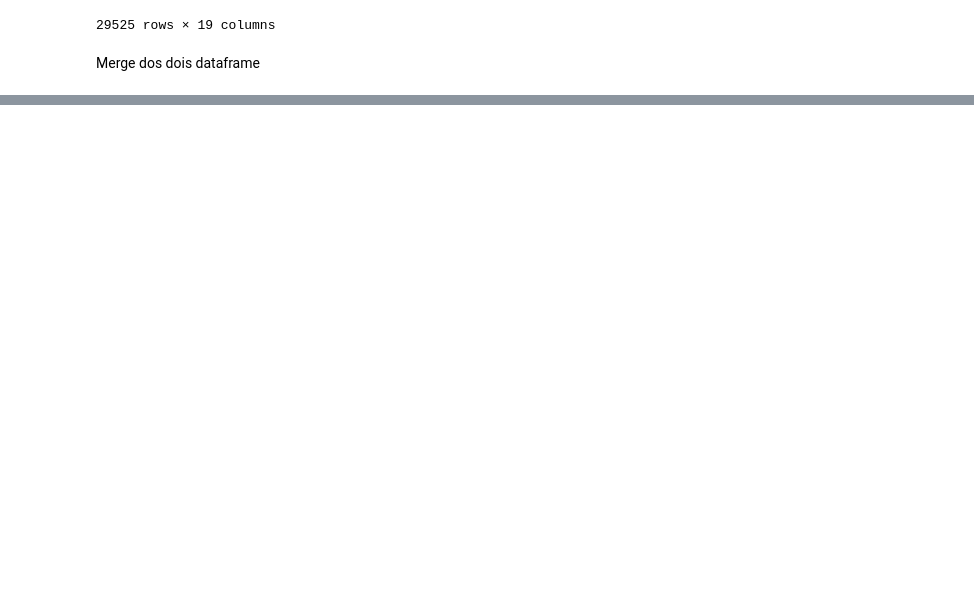
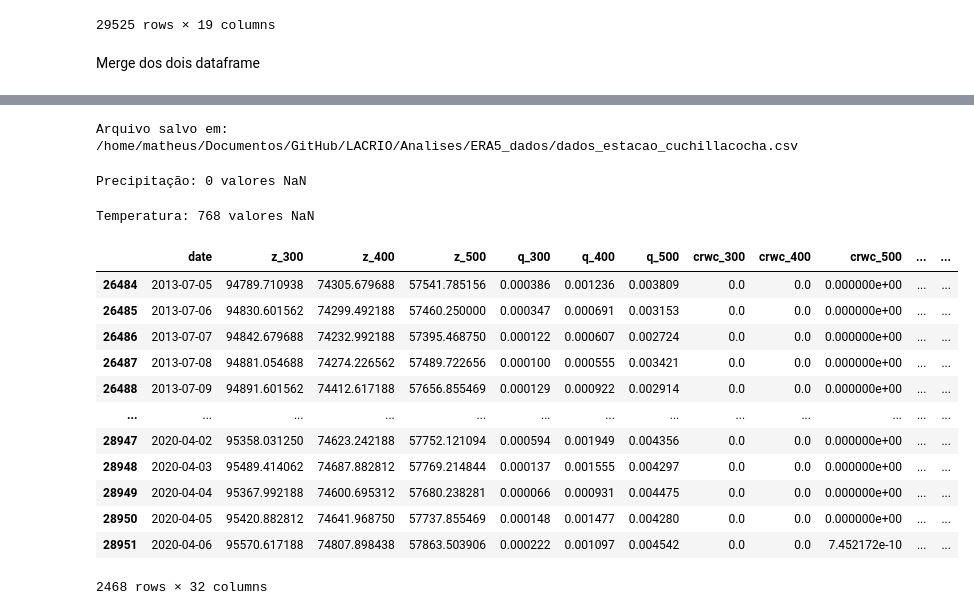
Before and after one commit to MatheusOliveira1999/LACRIO, a Jupyter notebook: Pre-processamento/interpolacao.ipynb, the cells around one changed output, grey strips where cells are left out. Drawn from its saved outputs; the diff is of its cells as text; code cells hidden in the pictures; blank space fills up the shorter version.

Commit message:
Terminando a interpolação dos dados do era5 e estação; criação da rosa dos ventos na região; Começando a criação do modelo

```diff
--- a/Pre-processamento/interpolacao.ipynb
+++ b/Pre-processamento/interpolacao.ipynb
@@ -289,0 +322,56 @@ df_era5_merged
+# %%
+# Set 'Datetime' as the index
+df_precipitacao = df_precipitacao.set_index('Datetime')
+
+# Resample to calculate daily sum of precipitation
+soma_diaria_precipitacao = df_precipitacao['Precipitation'].resample('D').sum()
+
+# Reset the index to include the dates as a column
+df_precipitacao = pd.DataFrame({
+	'data': soma_diaria_precipitacao.index,
+	'Precipitação': soma_diaria_precipitacao.values
+}).reset_index(drop=True)
+# %%
+df_estacao = pd.merge(df_precipitacao, df_temperatura, on='data', how='outer')
+# %%
+# define o caminho completo e com extensão .csv
+output_path = "/home/matheus/Documentos/GitHub/LACRIO/Pre-processamento/dados_csv/dados_estacao_cuchillacocha.csv"
+
+# exporta o DataFrame para CSV (sem incluir o índice)
+df_estacao.to_csv(output_path, index=False)
+
+print(f"Arquivo salvo em: {output_path}")
+# %% [output]
+Arquivo salvo em: /home/matheus/Documentos/GitHub/LACRIO/Analises/ERA5_dados/dados_estacao_cuchillacocha.csv
+# %%
+df_completo = pd.merge(df_era5_merged, df_estacao, left_on='date', right_on='data', how='outer')
+# %%
+df_completo = df_completo.dropna(subset=["data"])  # Remove linhas com valores NaN na coluna 'data'
+# %%
+# Conta quantos NaN existem em 'precipitacao' (ou no nome exato da sua coluna)
+num_nan_prec = df_completo['Precipitação'].isna().sum()
+print(f"Precipitação: {num_nan_prec} valores NaN")
+# %% [output]
+Precipitação: 0 valores NaN
+# %%
+# Conta quantos NaN existem em 'temperatura'
+num_nan_temp = df_completo['Temperatura'].isna().sum()
+print(f"Temperatura: {num_nan_temp} valores NaN")
+# %% [output]
+Temperatura: 768 valores NaN
+# %%
+df_completo
+# %% [output]
+|  | date | z_300 | z_400 | z_500 | q_300 | q_400 | q_500 | crwc_300 | crwc_400 | crwc_500 | ... | ... |
+| 26484 | 2013-07-05 | 94789.710938 | 74305.679688 | 57541.785156 | 0.000386 | 0.001236 | 0.003809 | 0.0 | 0.0 | 0.000000e+00 | ... | ... |
+| 26485 | 2013-07-06 | 94830.601562 | 74299.492188 | 57460.250000 | 0.000347 | 0.000691 | 0.003153 | 0.0 | 0.0 | 0.000000e+00 | ... | ... |
+| 26486 | 2013-07-07 | 94842.679688 | 74232.992188 | 57395.468750 | 0.000122 | 0.000607 | 0.002724 | 0.0 | 0.0 | 0.000000e+00 | ... | ... |
+| 26487 | 2013-07-08 | 94881.054688 | 74274.226562 | 57489.722656 | 0.000100 | 0.000555 | 0.003421 | 0.0 | 0.0 | 0.000000e+00 | ... | ... |
+| 26488 | 2013-07-09 | 94891.601562 | 74412.617188 | 57656.855469 | 0.000129 | 0.000922 | 0.002914 | 0.0 | 0.0 | 0.000000e+00 | ... | ... |
+| ... | ... | ... | ... | ... | ... | ... | ... | ... | ... | ... | ... | ... |
+| 28947 | 2020-04-02 | 95358.031250 | 74623.242188 | 57752.121094 | 0.000594 | 0.001949 | 0.004356 | 0.0 | 0.0 | 0.000000e+00 | ... | ... |
+| 28948 | 2020-04-03 | 95489.414062 | 74687.882812 | 57769.214844 | 0.000137 | 0.001555 | 0.004297 | 0.0 | 0.0 | 0.000000e+00 | ... | ... |
+| 28949 | 2020-04-04 | 95367.992188 | 74600.695312 | 57680.238281 | 0.000066 | 0.000931 | 0.004475 | 0.0 | 0.0 | 0.000000e+00 | ... | ... |
+| 28950 | 2020-04-05 | 95420.882812 | 74641.968750 | 57737.855469 | 0.000148 | 0.001477 | 0.004280 | 0.0 | 0.0 | 0.000000e+00 | ... | ... |
+| 28951 | 2020-04-06 | 95570.617188 | 74807.898438 | 57863.503906 | 0.000222 | 0.001097 | 0.004542 | 0.0 | 0.0 | 7.452172e-10 | ... | ... |
+2468 rows × 32 columns
```
Also changed, not shown: parts of 8 cells of this notebook, 6 other files.
